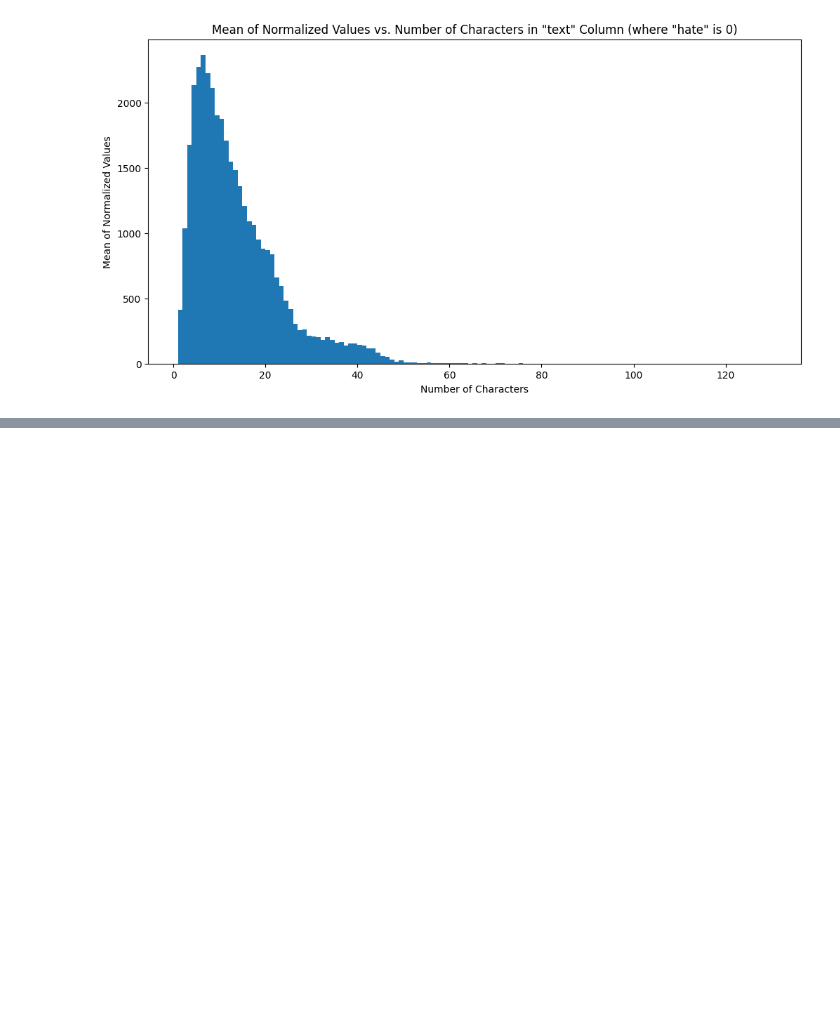
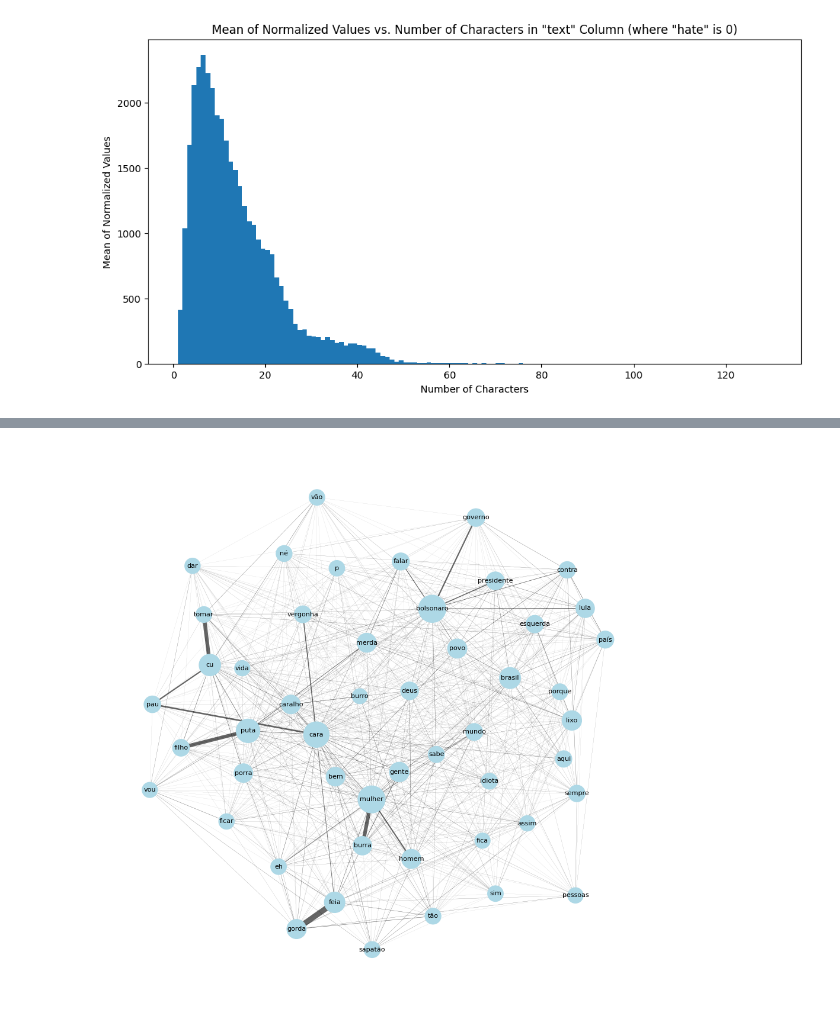
Before and after one commit to Silly-Machine/TuPy-Data-Engineering, a Jupyter notebook: notebooks/exploratory data analysis.ipynb, the cells around one changed output, grey strips where cells are left out. Saved outputs shown, nothing was run; the diff lists cells and outputs as text; code cells hidden in the pictures; blank space fills up the shorter version.

Commit message:
add graphs general racism and misoginy

```diff
--- a/notebooks/exploratory data analysis.ipynb
+++ b/notebooks/exploratory data analysis.ipynb
@@ -420,0 +430,3 @@ See the caveats in the documentation: https://pandas.pydata.org/pandas-docs/stab
+# %%
+df_tupi_limpo = df_tupi.query(f"hate == 1")
+df_tupi_limpo.head()
@@ -420,0 +535,32 @@ See the caveats in the documentation: https://pandas.pydata.org/pandas-docs/stab
+# %%
+# Create a subgraph with only the top 15 words and their connections
+G = nx.Graph()
+for word in top_words:
+    importance = word_importance[word_to_index[word]]
+    # Rescale importance values to node sizes within a reasonable range
+    node_size = 100 + 1000 * (importance - min(word_importance)) / (max(word_importance) - min(word_importance))
+    G.add_node(word, importance=importance, size=node_size)
+
+for i in top_words_indices:
+    for j in top_words_indices:
+        if i != j:
+            weight = weight_matrix[i][j]
+            if weight > 0:
+                word1 = unique_words[i]
+                word2 = unique_words[j]
+                G.add_edge(word1, word2, weight=weight)
+# %%
+# Draw the word graph with node sizes based on importance and thinner edges
+pos = nx.spring_layout(G, k=0.15)  # Adjust k for better layout
+node_sizes = [G.nodes[node]['size'] for node in G.nodes]
+# Reduce the edge widths by a scaling factor (e.g., 0.05)
+edge_widths = [0.05 * (0.1 + G[word1][word2]['weight']) for word1, word2 in G.edges()]
+labels = {word: word for word in G.nodes()}
+plt.figure(figsize=(12, 12))
+nx.draw_networkx_nodes(G, pos, node_size=node_sizes, node_color="lightblue")
+nx.draw_networkx_edges(G, pos, width=edge_widths, alpha=0.6)
+nx.draw_networkx_labels(G, pos, labels, font_size=8, font_color="black")
+plt.axis("off")
+plt.show()
+# %% [output]
+[figure, added]
```
Also changed, not shown: parts of 24 cells of this notebook, 3 other files.
